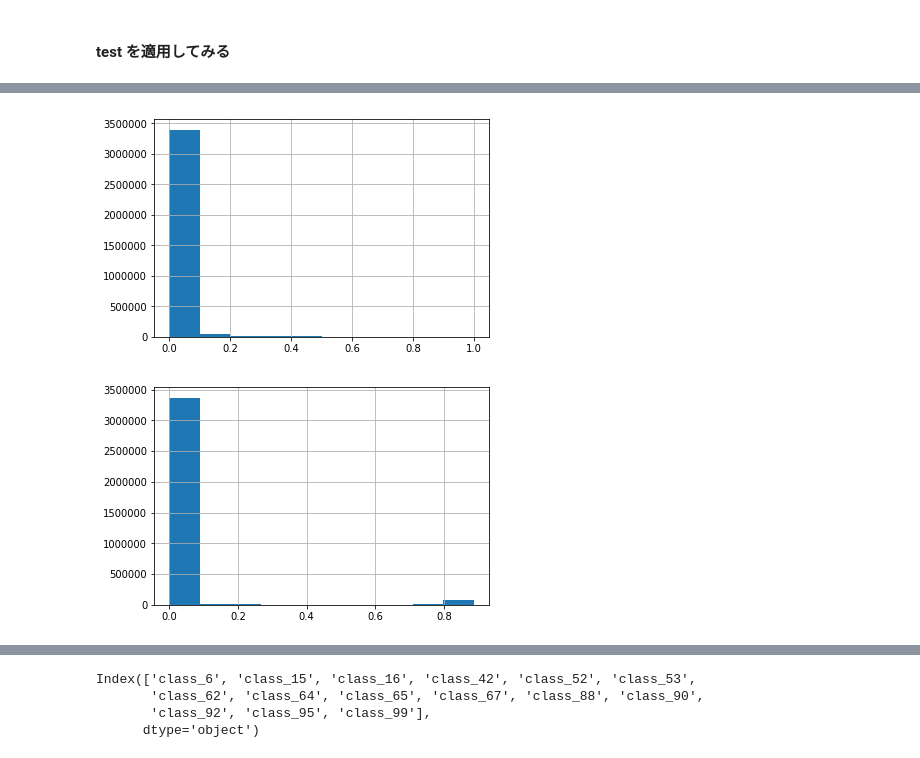
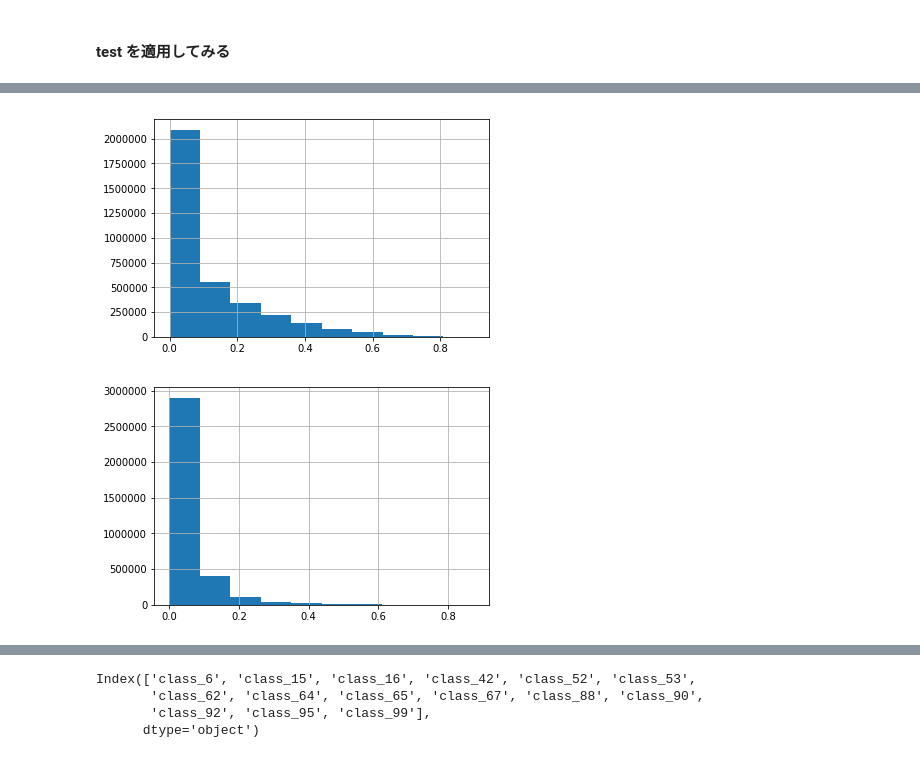
Before and after one commit to guchio3/kaggle-plasticc, a Jupyter notebook: notebook/construct_nn.ipynb, the cells around one changed output, grey strips where cells are left out. Drawn from its saved outputs; the diff is of its cells as text; code cells hidden in the pictures.

```diff
--- a/notebook/construct_nn.ipynb
+++ b/notebook/construct_nn.ipynb
@@ -449,6 +508,0 @@ def get_scaled_test(idx):
-# %%
-with Pool(NTHREAD) as p:
-    reses = p.map(get_scaled_train, [i for i in range(x_train.shape[1])])
-    p.close()
-    p.join()
-gc.collect()
@@ -456,0 +531,23 @@ gc.collect()
+# %%
+# 欠損値埋め
+x_train_scaled = pd.DataFrame(x_train_scaled).fillna(0.).values
+x_test_scaled = pd.DataFrame(x_test_scaled).fillna(0.).values
+# %%
+from torchvision import transforms
+
+def worker_init_fn(worker_id):
+    np.random.seed(np.random.get_state()[1][0] + worker_id)
+
+class plasticcDataset(Dataset):
+    def __init__(self, x, y):
+        self.x = torch.from_numpy(x.astype(np.float32))
+#        self.y = torch.from_numpy(y.astype(np.float32))
+        self.y = torch.LongTensor(y.astype(np.float32))
+        #self.y = y
+#        self.transform = transforms.Compose([transforms.ToTensor()])
+
+    def __len__(self):
+        return self.x.shape[0]
+
+    def __getitem__(self, idx):
+        return self.x[idx, :], self.y[idx]
@@ -765,9 +1029,9 @@ gc.collect()
 test_reses = []
 for bpnn in tqdm(best_models):
     # torch の nn の出力を ↑　の自作 softmax でさばくと nan ができてしまう
-    test_reses.append(torch.nn.functional.softmax(bpnn(torch.Tensor(x_test))).detach().numpy())
-    #test_reses.append(softmax(bpnn(torch.Tensor(x_test)).detach().numpy()))
-    # test_reses.append(lgb.predict_proba(x_test, raw_score=False))
+    test_reses.append(torch.nn.functional.softmax(bpnn(torch.Tensor(x_test_scaled))).detach().numpy())
+    #test_reses.append(softmax(bpnn(torch.Tensor(x_test_scaled)).detach().numpy()))
+    # test_reses.append(lgb.predict_proba(x_test_scaled, raw_score=False))
 
 res = np.clip(np.mean(test_reses, axis=0), 10**(-15), 1 - 10**(-15))
 preds_99 = np.ones((res.shape[0]))
@@ -826,11 +1089,11 @@ null_df[null_df.null_rat != 0]
 # %%
-res_df.class_16.hist()
+res_df.class_67.hist()
 plt.show()
-boost_df.class_16.hist()
+boost_df.class_67.hist()
 plt.show()
 # %% [output]
-[figure, old version]
+[figure, new version]
-[figure, old version]
+[figure, new version]
 # %%
 # val の段階ではいい感じに分布してる
 pd.DataFrame(torch.nn.functional.softmax(best_val_res).detach().numpy()).hist()
```
Also changed, not shown: parts of 96 cells of this notebook, 6 other files.
